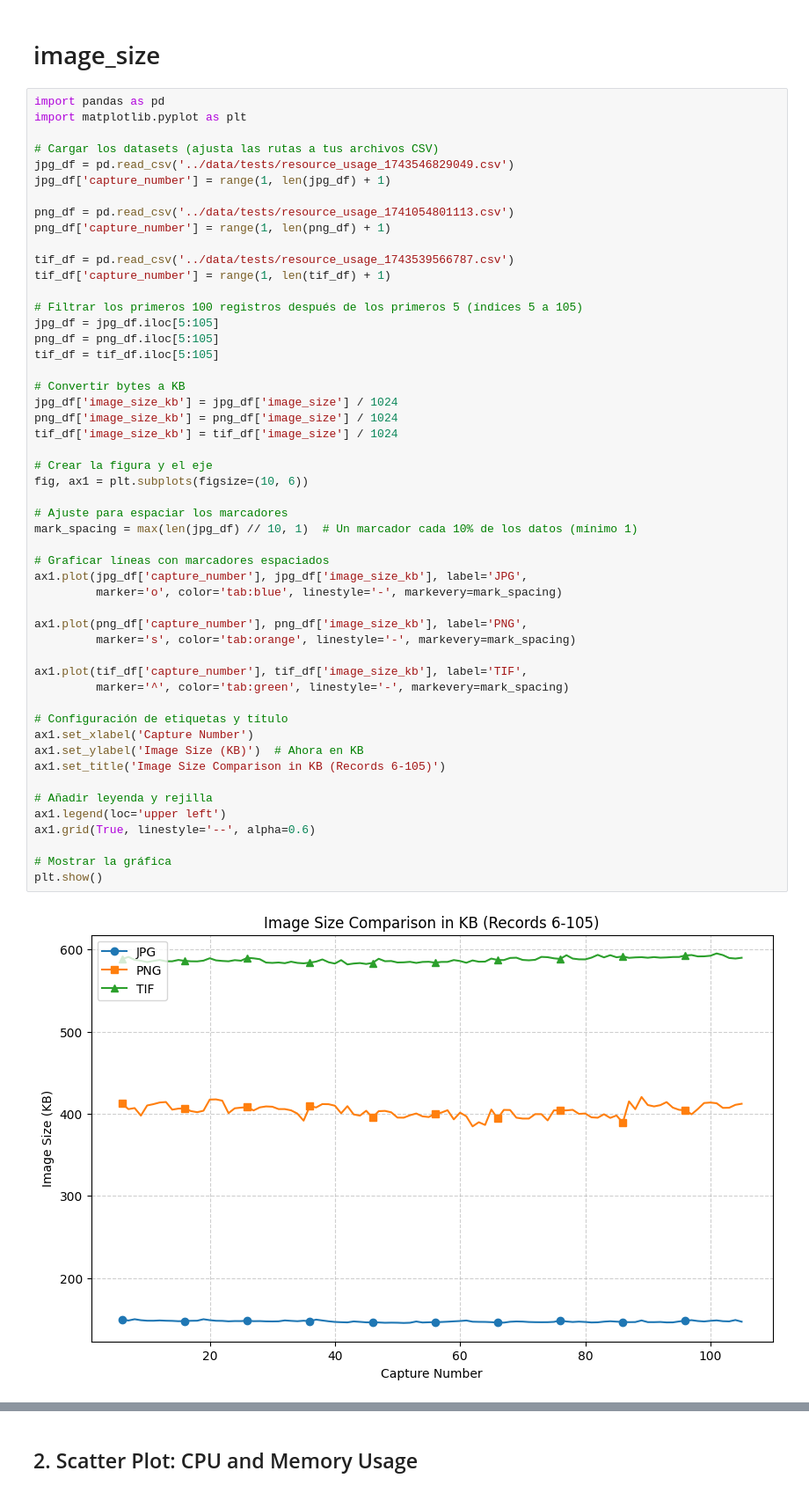
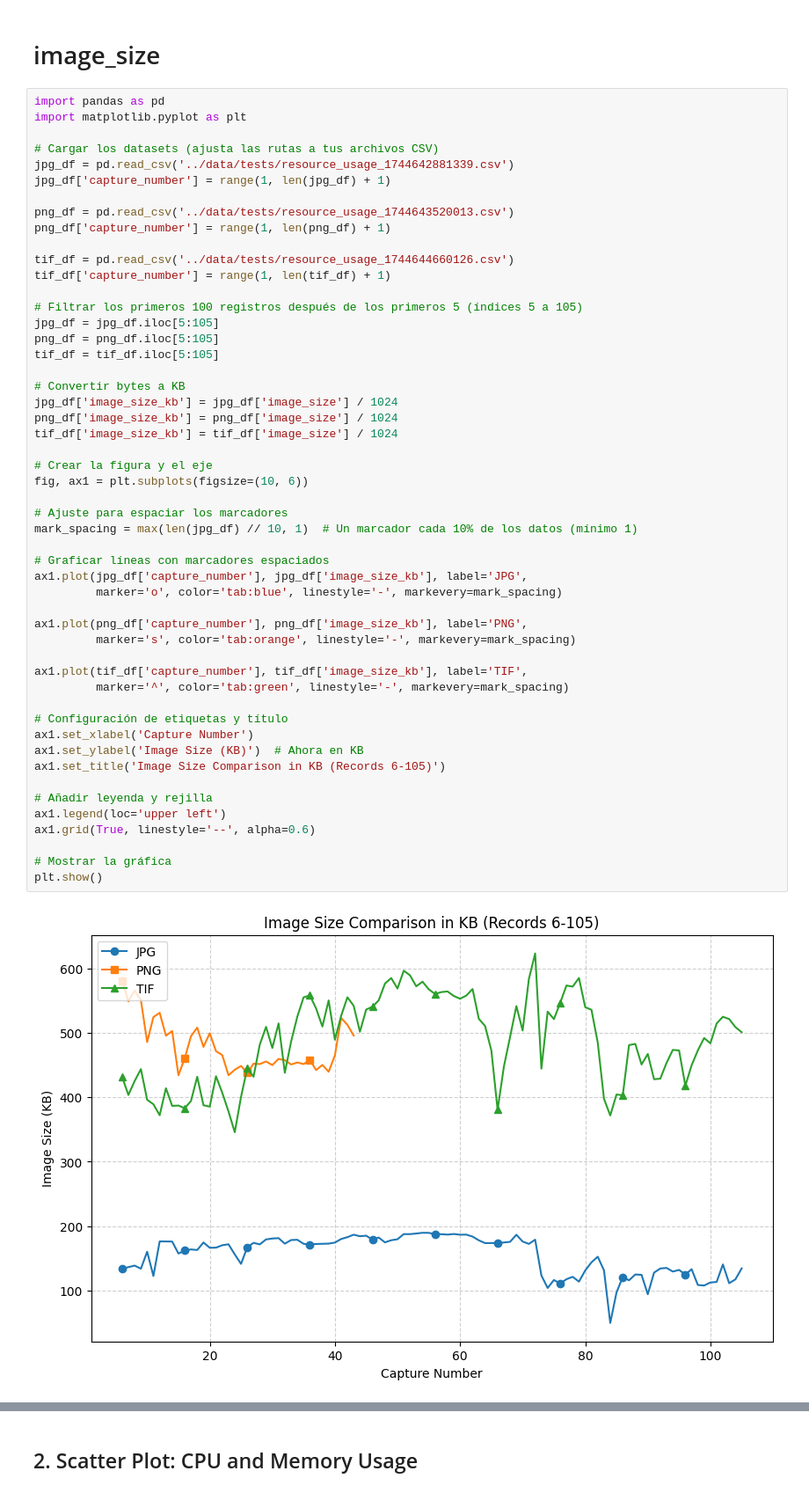
Before and after one commit to idperez720/nighteye, a Jupyter notebook: notebooks/cpu_memory_usage_analysis.ipynb, the cells around one changed output, grey strips where cells are left out. Shown: that part at 88% size. Saved outputs shown, nothing was run; the diff lists cells and outputs as text.

```diff
--- a/notebooks/cpu_memory_usage_analysis.ipynb
+++ b/notebooks/cpu_memory_usage_analysis.ipynb
@@ -53,13 +53,13 @@ import pandas as pd
 import matplotlib.pyplot as plt
 
 # Cargar los datasets (ajusta las rutas a tus archivos CSV)
-jpg_df = pd.read_csv('../data/tests/resource_usage_1743546829049.csv')
+jpg_df = pd.read_csv('../data/tests/resource_usage_1744642881339.csv')
 jpg_df['capture_number'] = range(1, len(jpg_df) + 1)
 
-png_df = pd.read_csv('../data/tests/resource_usage_1741054801113.csv')
+png_df = pd.read_csv('../data/tests/resource_usage_1744643520013.csv')
 png_df['capture_number'] = range(1, len(png_df) + 1)
 
-tif_df = pd.read_csv('../data/tests/resource_usage_1743539566787.csv')
+tif_df = pd.read_csv('../data/tests/resource_usage_1744644660126.csv')
 tif_df['capture_number'] = range(1, len(tif_df) + 1)
 
 # Filtrar los primeros 100 registros después de los primeros 5 (índices 5 a 105)
@@ -73,34 +73,34 @@ png_df['image_size_kb'] = png_df['image_size'] / 1024
 tif_df['image_size_kb'] = tif_df['image_size'] / 1024
 
 # Crear la figura y el eje
 fig, ax1 = plt.subplots(figsize=(10, 6))
 
 # Ajuste para espaciar los marcadores
 mark_spacing = max(len(jpg_df) // 10, 1)  # Un marcador cada 10% de los datos (mínimo 1)
 
 # Graficar líneas con marcadores espaciados
 ax1.plot(jpg_df['capture_number'], jpg_df['image_size_kb'], label='JPG',
          marker='o', color='tab:blue', linestyle='-', markevery=mark_spacing)
 
 ax1.plot(png_df['capture_number'], png_df['image_size_kb'], label='PNG',
          marker='s', color='tab:orange', linestyle='-', markevery=mark_spacing)
 
 ax1.plot(tif_df['capture_number'], tif_df['image_size_kb'], label='TIF',
          marker='^', color='tab:green', linestyle='-', markevery=mark_spacing)
 
 # Configuración de etiquetas y título
 ax1.set_xlabel('Capture Number')
 ax1.set_ylabel('Image Size (KB)')  # Ahora en KB
 ax1.set_title('Image Size Comparison in KB (Records 6-105)')
 
 # Añadir leyenda y rejilla
 ax1.legend(loc='upper left')
 ax1.grid(True, linestyle='--', alpha=0.6)
 
 # Mostrar la gráfica
 plt.show()
 # %% [output]
-[figure, old version]
+[figure, new version]
 # %%
 fig, ax1 = plt.subplots(figsize=(10, 6))
 
```
Also changed, not shown: parts of 9 cells of this notebook, 3 other files.
